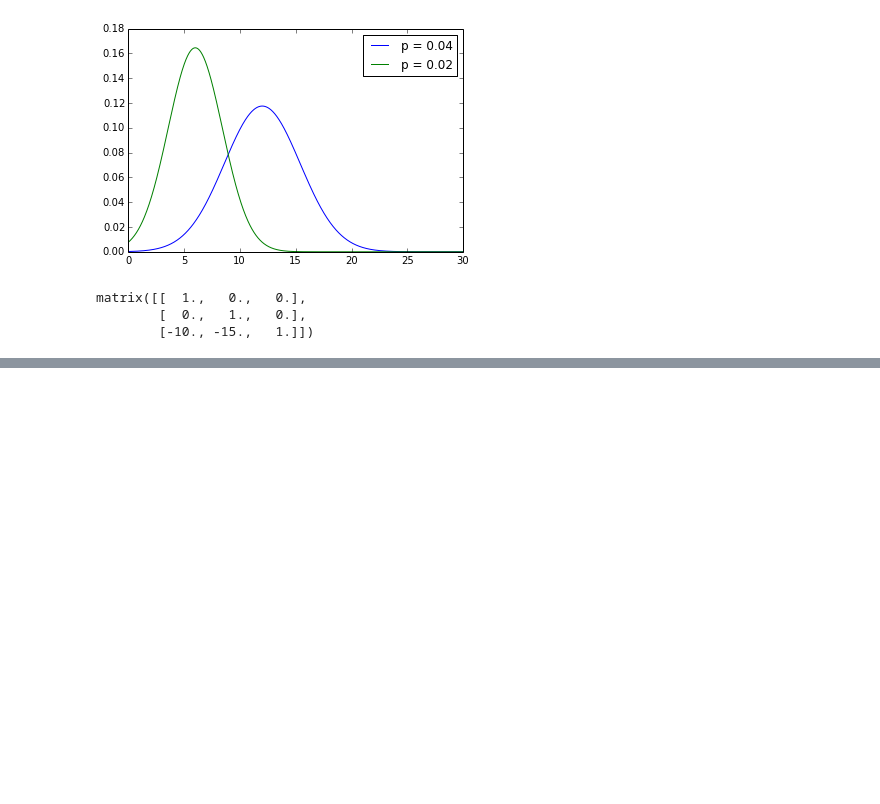
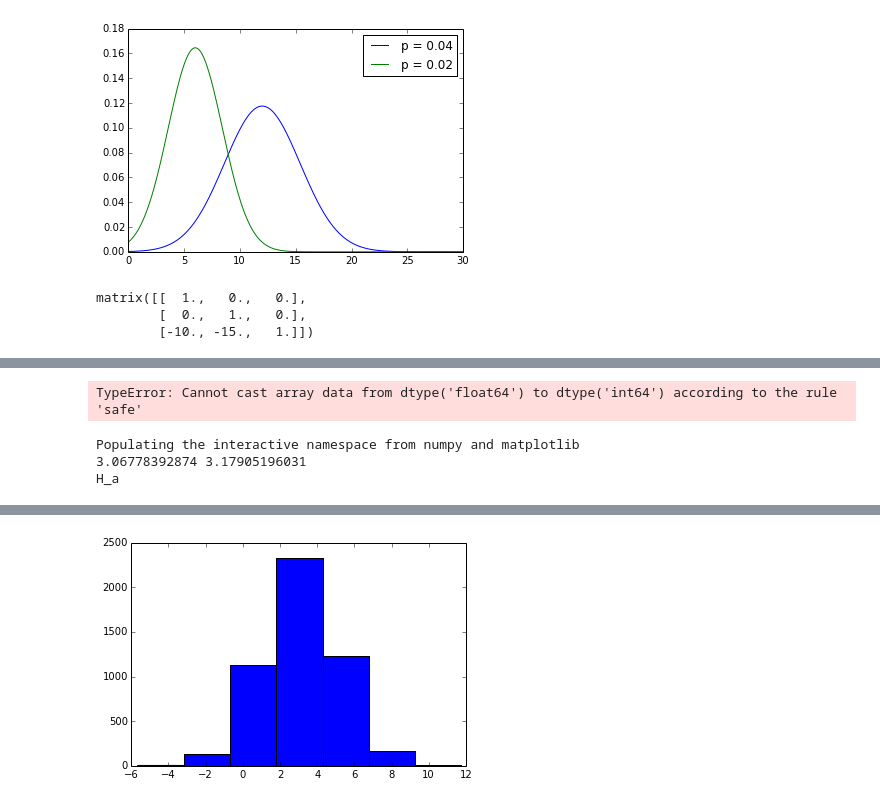
Before and after one commit to nmiculinic/FER-Seminar, a Jupyter notebook: Random Notes.ipynb, the cells around one changed output, grey strips where cells are left out. Saved outputs shown, nothing was run; the diff lists cells and outputs as text; code cells hidden in the pictures; blank space fills up the shorter version.

```diff
--- a/Random Notes.ipynb
+++ b/Random Notes.ipynb
@@ -397,0 +435,37 @@ print(D)
+# %%
+A = randint(2, size=(400,400))
+conway(A)
+# %% [output]
+TypeError: Cannot cast array data from dtype('float64') to dtype('int64') according to the rule 'safe'
+# %%
+%pylab inline
+from pylab import *
+from numpy import *
+from scipy.stats import t, norm
+from numpy.random import normal
+
+#Ovo je primjer ulaznih podata za testiranje
+data = normal(3.1, 2, 5000)
+mu_test = 3
+alpha = 0.05
+
+
+n = data.size        # Broj uzoraka
+s = data.std(ddof=1) # Procjena standardne devijacije populaije (ne uzoraka)
+mu_s = data.mean()   # Procjena prosjeka iz uzoraka
+mu_s_s = s/sqrt(n)   # Standardna devijacija prosjeka uzoraka
+
+#Plottanje cisto da vidimo ulazne podatke
+hist(data, bins=7);
+
+(l,u) = t.interval(1-alpha, n - 1, mu_s,  mu_s_s)
+print (l,u)
+
+if l < mu_test and  mu_test < u:
+    print ("H_0")
+else:
+    print ("H_a")
+# %% [output]
+Populating the interactive namespace from numpy and matplotlib
+3.06778392874 3.17905196031
+H_a
@@ -397,0 +474 @@ print(D)
+[figure, added]
```
Also changed, not shown: parts of 5 cells of this notebook, 7 other files.
